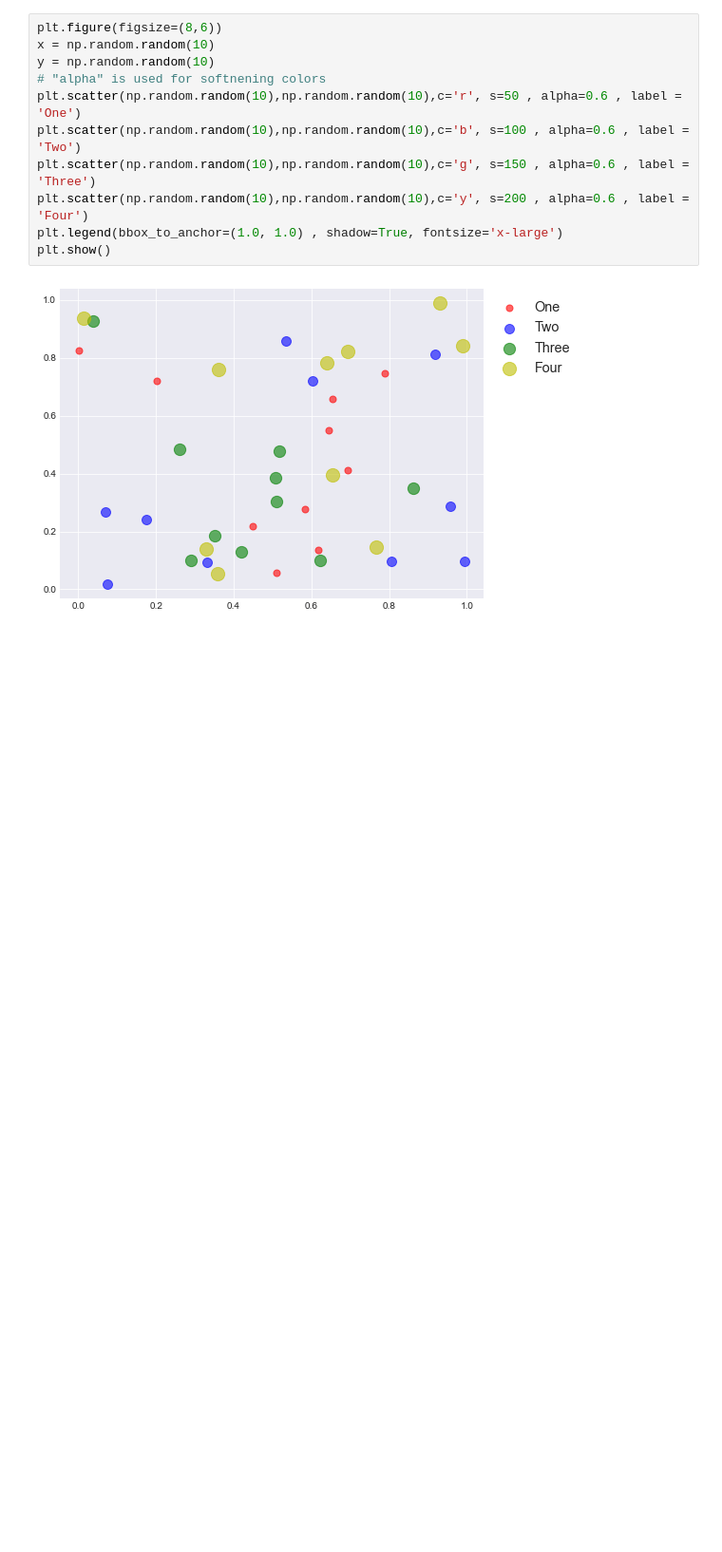
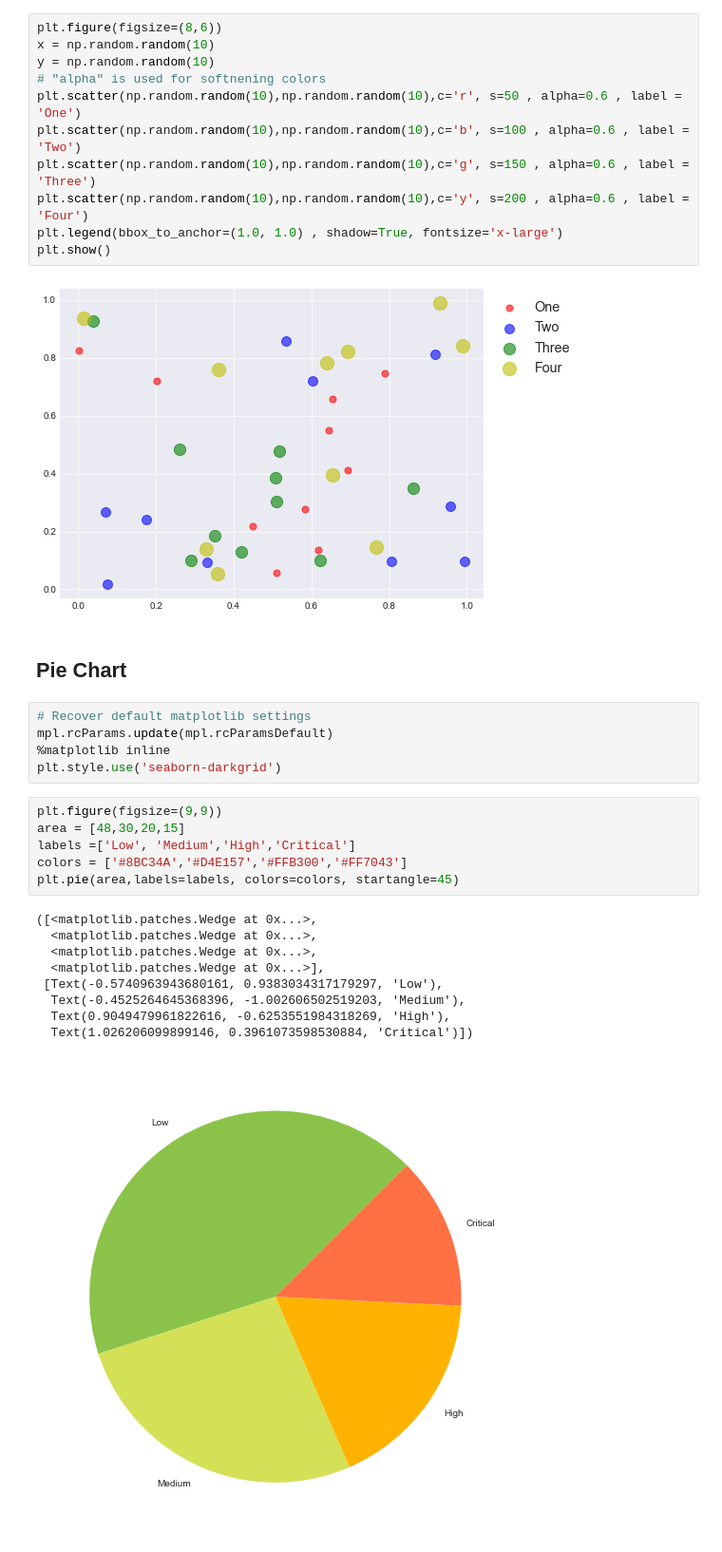
Before and after one commit to uannabi/MatPlotLibGraph, a Jupyter notebook: ScatterGraph.ipynb, the cells around one changed output. Shown at 95% size. Cells and saved outputs as stored; diff of their text form; blank space fills up the shorter version.

```diff
--- a/ScatterGraph.ipynb
+++ b/ScatterGraph.ipynb
@@ -71,3 +71,26 @@ plt.legend(bbox_to_anchor=(1.0, 1.0) , shadow=True, fontsize='x-large')
 plt.show()
 # %% [output]
 [figure]
+# %% [markdown]
+## Pie Chart
+# %%
+# Recover default matplotlib settings
+mpl.rcParams.update(mpl.rcParamsDefault)
+%matplotlib inline
+plt.style.use('seaborn-darkgrid')
+# %%
+plt.figure(figsize=(9,9))
+area = [48,30,20,15]
+labels =['Low', 'Medium','High','Critical']
+colors = ['#8BC34A','#D4E157','#FFB300','#FF7043']
+plt.pie(area,labels=labels, colors=colors, startangle=45)
+# %% [output]
+([<matplotlib.patches.Wedge at 0x...>,
+  <matplotlib.patches.Wedge at 0x...>,
+  <matplotlib.patches.Wedge at 0x...>,
+  <matplotlib.patches.Wedge at 0x...>],
+ [Text(-0.5740963943680161, 0.9383034317179297, 'Low'),
+  Text(-0.4525264645368396, -1.002606502519203, 'Medium'),
+  Text(0.9049479961822616, -0.6253551984318269, 'High'),
+  Text(1.026206099899146, 0.3961073598530884, 'Critical')])
+[figure, added]
```
